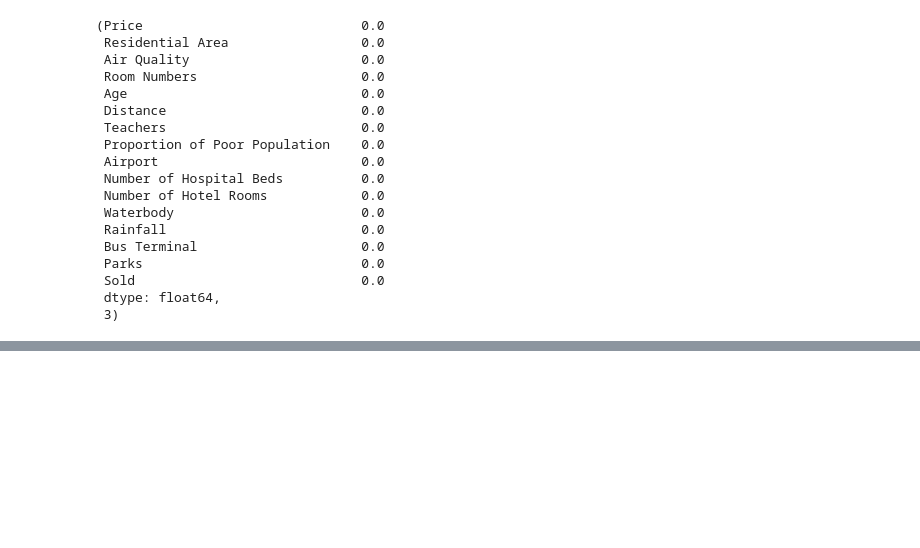
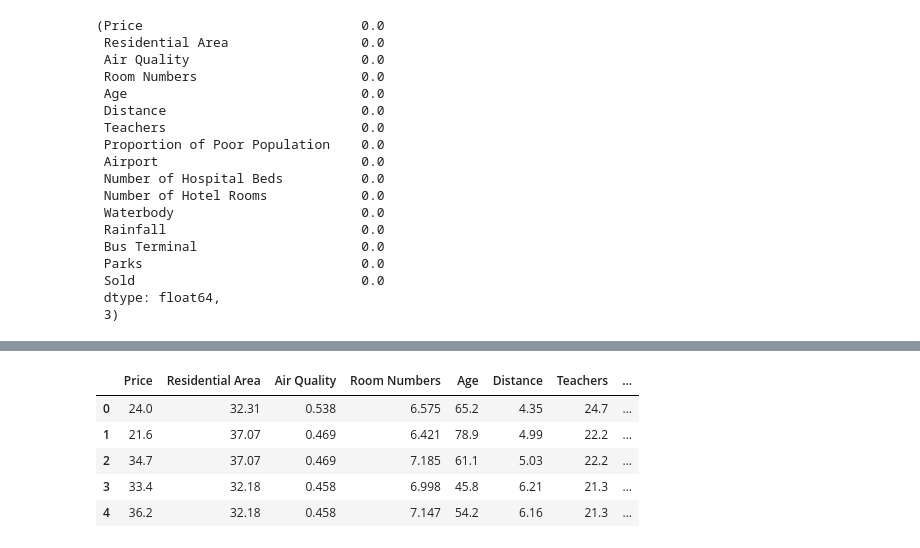
Before and after one commit to cyrixninja/Code-Unnati, a Jupyter notebook: python_scripts_ckpcet/supervised_classification/classification_modeling_on_house_price_data.ipynb, the cells around one changed output, grey strips where cells are left out. Drawn from its saved outputs; the diff is of its cells as text; code cells hidden in the pictures; blank space fills up the shorter version.

```diff
--- a/python_scripts_ckpcet/supervised_classification/classification_modeling_on_house_price_data.ipynb
+++ b/python_scripts_ckpcet/supervised_classification/classification_modeling_on_house_price_data.ipynb
@@ -277,0 +280,2 @@ df_indpendent = df_house_price.drop('Sold', axis = 1)
+# %%
+df_cat = df_indpendent.select_dtypes(include = 'object')
@@ -277,0 +353,11 @@ df_indpendent = df_house_price.drop('Sold', axis = 1)
+# %%
+X = pd.concat([df_num, df_cat], axis = 1)
+
+X.head()
+# %% [output]
+|  | Price | Residential Area | Air Quality | Room Numbers | Age | Distance | Teachers | ... |
+| 0 | 24.0 | 32.31 | 0.538 | 6.575 | 65.2 | 4.35 | 24.7 | ... |
+| 1 | 21.6 | 37.07 | 0.469 | 6.421 | 78.9 | 4.99 | 22.2 | ... |
+| 2 | 34.7 | 37.07 | 0.469 | 7.185 | 61.1 | 5.03 | 22.2 | ... |
+| 3 | 33.4 | 32.18 | 0.458 | 6.998 | 45.8 | 6.21 | 21.3 | ... |
+| 4 | 36.2 | 32.18 | 0.458 | 7.147 | 54.2 | 6.16 | 21.3 | ... |
```
Also changed, not shown: parts of 12 cells of this notebook.
